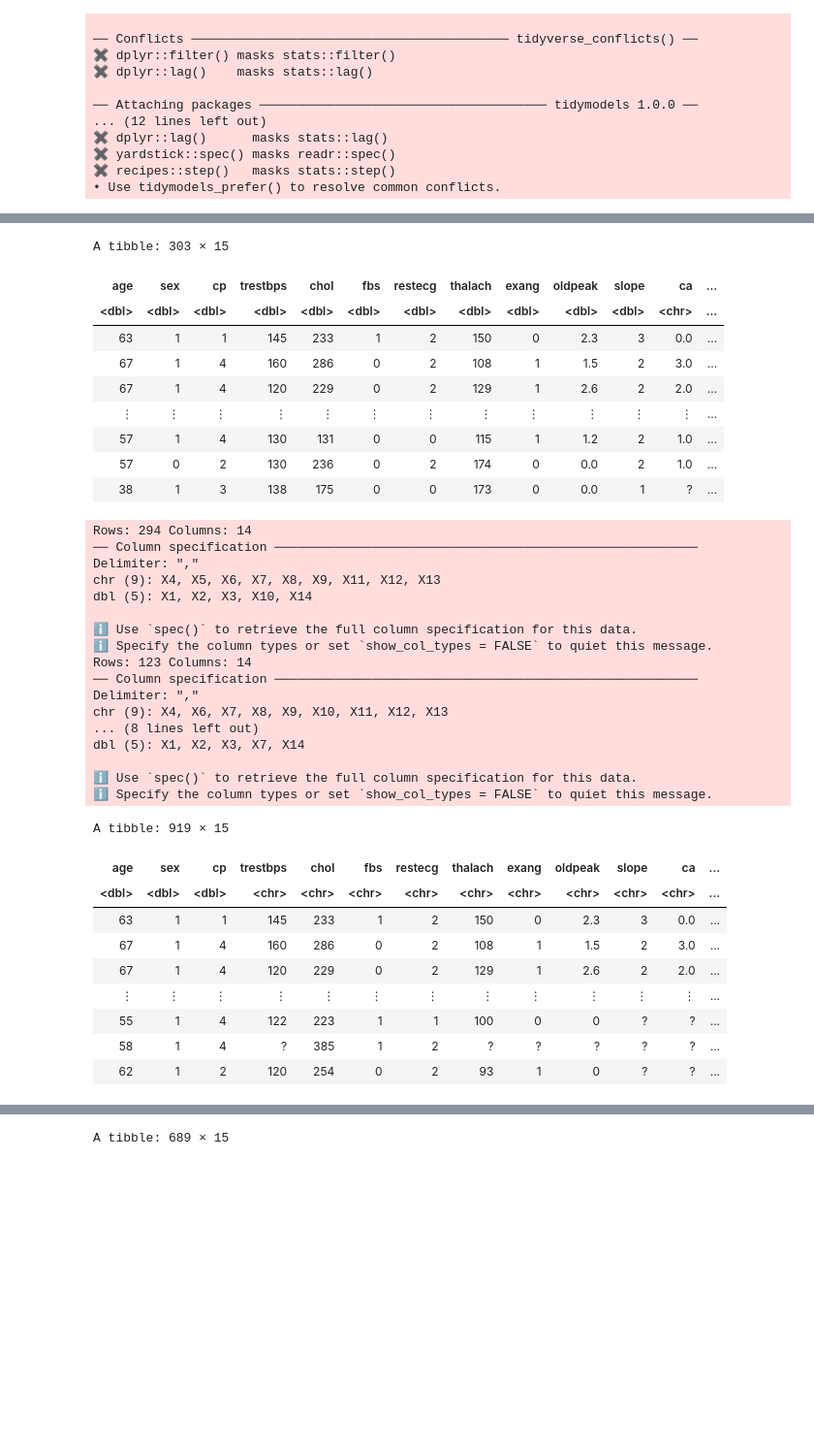
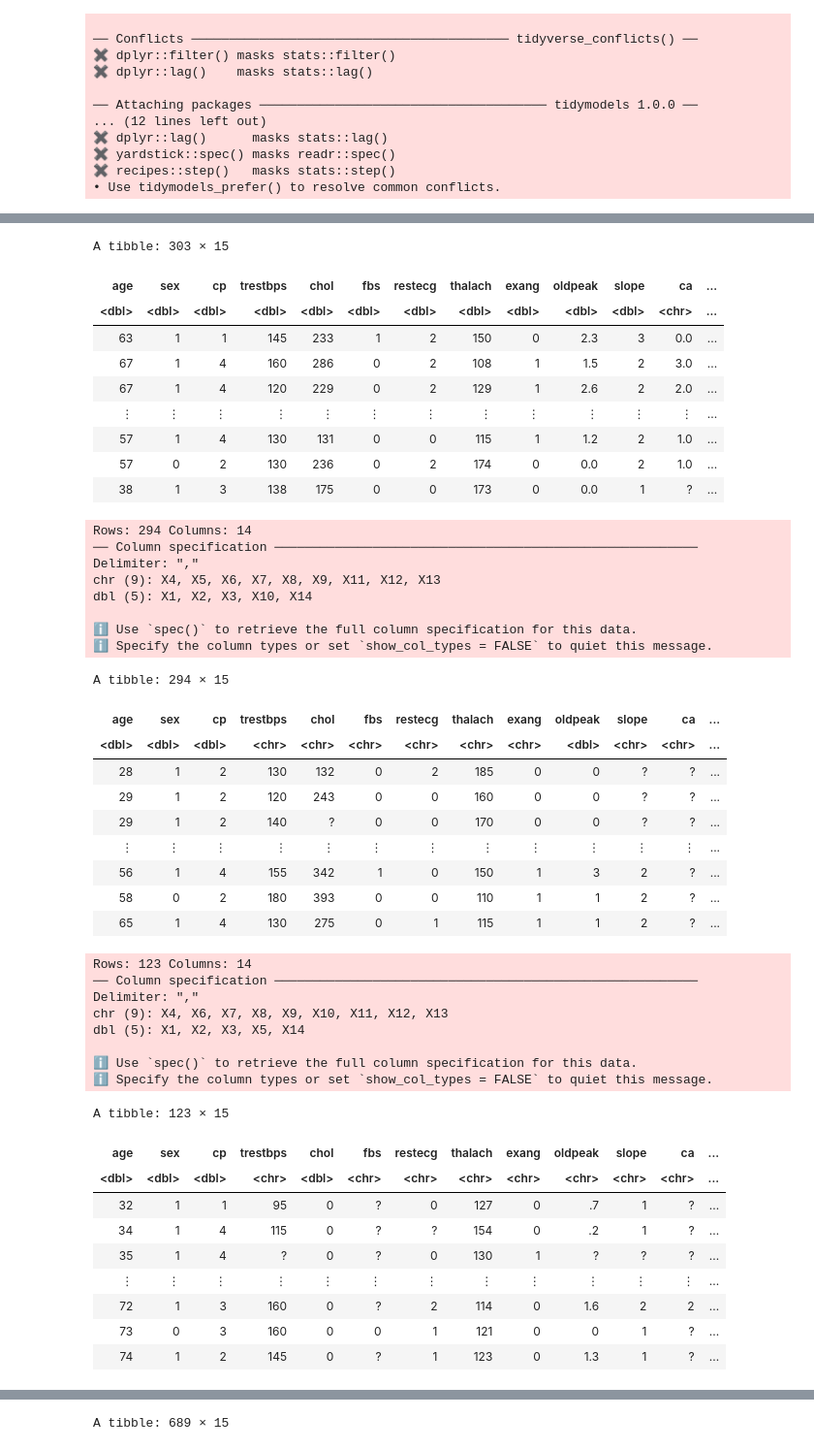
Before and after one commit to e-p-armstrong/group-project-dsci100, a Jupyter notebook: project_notebook.ipynb, the cells around one changed output, grey strips where cells are left out. Shown at 97% size. Saved outputs shown, nothing was run; the diff lists cells and outputs as text; code cells hidden in the pictures; blank space fills up the shorter version.

Commit message:
Cleaned up the code, finished the parameter selection, fit the data

```diff
--- a/project_notebook.ipynb
+++ b/project_notebook.ipynb
@@ -52,14 +52,14 @@ hungarian_data<-read_delim("https://archive.ics.uci.edu/ml/machine-learning-data
 colnames(hungarian_data)<- c("age","sex","cp","trestbps","chol","fbs","restecg","thalach","exang","oldpeak","slope","ca","thal","num")
 hungarian_data<- mutate(hungarian_data, region="Hungarian")
 hungarian_data$num<-ifelse(hungarian_data$num==0,"true","false")
-
+hungarian_data
 
 switzerland_data<-read_delim("https://archive.ics.uci.edu/ml/machine-learning-databases/heart-disease/processed.switzerland.data",
                             col_name = FALSE)
 colnames(switzerland_data)<-c("age","sex","cp","trestbps","chol","fbs","restecg","thalach","exang","oldpeak","slope","ca","thal","num")
 switzerland_data<- mutate(switzerland_data, region="Switzerland")
 switzerland_data$num<-ifelse(switzerland_data$num==0,"true","false")
-
+switzerland_data
 
 
 va_data<-read_delim("https://archive.ics.uci.edu/ml/machine-learning-databases/heart-disease/processed.va.data",
@@ -67,55 +67,64 @@ va_data<-read_delim("https://archive.ics.uci.edu/ml/machine-learning-databases/h
 colnames(va_data)<-c("age","sex","cp","trestbps","chol","fbs","restecg","thalach","exang","oldpeak","slope","ca","thal","num")
 va_data<- mutate(va_data, region="VA_Long_Beach")
 va_data$num<-ifelse(va_data$num==0,"true","false")
-
+va_data
 
 heart_disease_data<-rbind(cleveland_data,hungarian_data,switzerland_data,va_data)
 heart_disease_data <- heart_disease_data |> filter(trestbps != 0) #Having 0 blood pressure is impossible, this outlier is filtered out
 
 heart_disease_data
 # %% [output]
 Rows: 303 Columns: 14
 ── Column specification ────────────────────────────────────────────────────────
 Delimiter: ","
 chr  (2): X12, X13
 dbl (12): X1, X2, X3, X4, X5, X6, X7, X8, X9, X10, X11, X14
 
 ℹ Use `spec()` to retrieve the full column specification for this data.
 ℹ Specify the column types or set `show_col_types = FALSE` to quiet this message.
 A tibble: 303 × 15
 | age | sex | cp | trestbps | chol | fbs | restecg | thalach | exang | oldpeak | slope | ca | ... |
 | <dbl> | <dbl> | <dbl> | <dbl> | <dbl> | <dbl> | <dbl> | <dbl> | <dbl> | <dbl> | <dbl> | <chr> | ... |
 | 63 | 1 | 1 | 145 | 233 | 1 | 2 | 150 | 0 | 2.3 | 3 | 0.0 | ... |
 | 67 | 1 | 4 | 160 | 286 | 0 | 2 | 108 | 1 | 1.5 | 2 | 3.0 | ... |
 | 67 | 1 | 4 | 120 | 229 | 0 | 2 | 129 | 1 | 2.6 | 2 | 2.0 | ... |
 | ⋮ | ⋮ | ⋮ | ⋮ | ⋮ | ⋮ | ⋮ | ⋮ | ⋮ | ⋮ | ⋮ | ⋮ | ... |
 | 57 | 1 | 4 | 130 | 131 | 0 | 0 | 115 | 1 | 1.2 | 2 | 1.0 | ... |
 | 57 | 0 | 2 | 130 | 236 | 0 | 2 | 174 | 0 | 0.0 | 2 | 1.0 | ... |
 | 38 | 1 | 3 | 138 | 175 | 0 | 0 | 173 | 0 | 0.0 | 1 | ? | ... |
 Rows: 294 Columns: 14
 ── Column specification ────────────────────────────────────────────────────────
 Delimiter: ","
 chr (9): X4, X5, X6, X7, X8, X9, X11, X12, X13
 dbl (5): X1, X2, X3, X10, X14
 
 ℹ Use `spec()` to retrieve the full column specification for this data.
 ℹ Specify the column types or set `show_col_types = FALSE` to quiet this message.
-Rows: 123 Columns: 14
-── Column specification ────────────────────────────────────────────────────────
-Delimiter: ","
-chr (9): X4, X6, X7, X8, X9, X10, X11, X12, X13
-... (8 lines left out)
-dbl (5): X1, X2, X3, X7, X14
-
-ℹ Use `spec()` to retrieve the full column specification for this data.
-ℹ Specify the column types or set `show_col_types = FALSE` to quiet this message.
-A tibble: 919 × 15
+A tibble: 294 × 15
 | age | sex | cp | trestbps | chol | fbs | restecg | thalach | exang | oldpeak | slope | ca | ... |
-| <dbl> | <dbl> | <dbl> | <chr> | <chr> | <chr> | <chr> | <chr> | <chr> | <chr> | <chr> | <chr> | ... |
-| 63 | 1 | 1 | 145 | 233 | 1 | 2 | 150 | 0 | 2.3 | 3 | 0.0 | ... |
-| 67 | 1 | 4 | 160 | 286 | 0 | 2 | 108 | 1 | 1.5 | 2 | 3.0 | ... |
-| 67 | 1 | 4 | 120 | 229 | 0 | 2 | 129 | 1 | 2.6 | 2 | 2.0 | ... |
+| <dbl> | <dbl> | <dbl> | <chr> | <chr> | <chr> | <chr> | <chr> | <chr> | <dbl> | <chr> | <chr> | ... |
+| 28 | 1 | 2 | 130 | 132 | 0 | 2 | 185 | 0 | 0 | ? | ? | ... |
+| 29 | 1 | 2 | 120 | 243 | 0 | 0 | 160 | 0 | 0 | ? | ? | ... |
+| 29 | 1 | 2 | 140 | ? | 0 | 0 | 170 | 0 | 0 | ? | ? | ... |
 | ⋮ | ⋮ | ⋮ | ⋮ | ⋮ | ⋮ | ⋮ | ⋮ | ⋮ | ⋮ | ⋮ | ⋮ | ... |
-| 55 | 1 | 4 | 122 | 223 | 1 | 1 | 100 | 0 | 0 | ? | ? | ... |
-| 58 | 1 | 4 | ? | 385 | 1 | 2 | ? | ? | ? | ? | ? | ... |
-| 62 | 1 | 2 | 120 | 254 | 0 | 2 | 93 | 1 | 0 | ? | ? | ... |
+| 56 | 1 | 4 | 155 | 342 | 1 | 0 | 150 | 1 | 3 | 2 | ? | ... |
+| 58 | 0 | 2 | 180 | 393 | 0 | 0 | 110 | 1 | 1 | 2 | ? | ... |
+| 65 | 1 | 4 | 130 | 275 | 0 | 1 | 115 | 1 | 1 | 2 | ? | ... |
+Rows: 123 Columns: 14
+── Column specification ────────────────────────────────────────────────────────
+Delimiter: ","
+chr (9): X4, X6, X7, X8, X9, X10, X11, X12, X13
+dbl (5): X1, X2, X3, X5, X14
+
+ℹ Use `spec()` to retrieve the full column specification for this data.
+ℹ Specify the column types or set `show_col_types = FALSE` to quiet this message.
+A tibble: 123 × 15
+| age | sex | cp | trestbps | chol | fbs | restecg | thalach | exang | oldpeak | slope | ca | ... |
+| <dbl> | <dbl> | <dbl> | <chr> | <dbl> | <chr> | <chr> | <chr> | <chr> | <chr> | <chr> | <chr> | ... |
+| 32 | 1 | 1 | 95 | 0 | ? | 0 | 127 | 0 | .7 | 1 | ? | ... |
+| 34 | 1 | 4 | 115 | 0 | ? | ? | 154 | 0 | .2 | 1 | ? | ... |
+| 35 | 1 | 4 | ? | 0 | ? | 0 | 130 | 1 | ? | ? | ? | ... |
+| ⋮ | ⋮ | ⋮ | ⋮ | ⋮ | ⋮ | ⋮ | ⋮ | ⋮ | ⋮ | ⋮ | ⋮ | ... |
+| 72 | 1 | 3 | 160 | 0 | ? | 2 | 114 | 0 | 1.6 | 2 | 2 | ... |
+| 73 | 0 | 3 | 160 | 0 | 0 | 1 | 121 | 0 | 0 | 1 | ? | ... |
+| 74 | 1 | 2 | 145 | 0 | ? | 1 | 123 | 0 | 1.3 | 1 | ? | ... |
```
Also changed, not shown: parts of 1 cell of this notebook.
